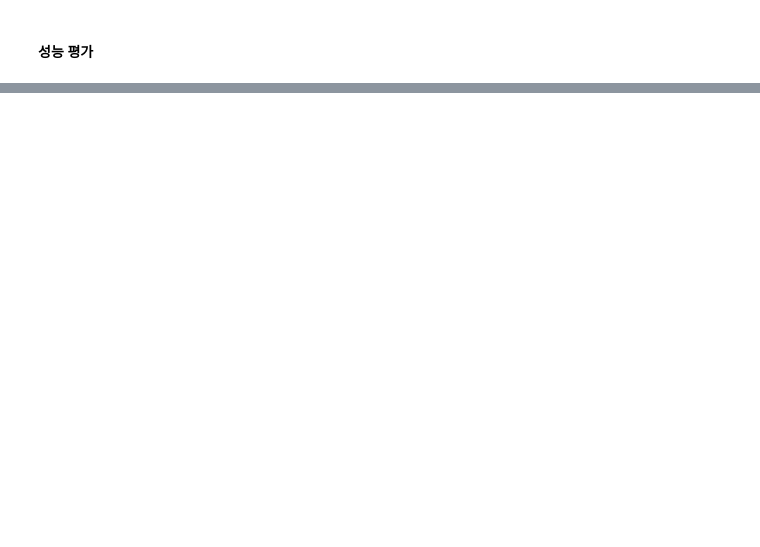
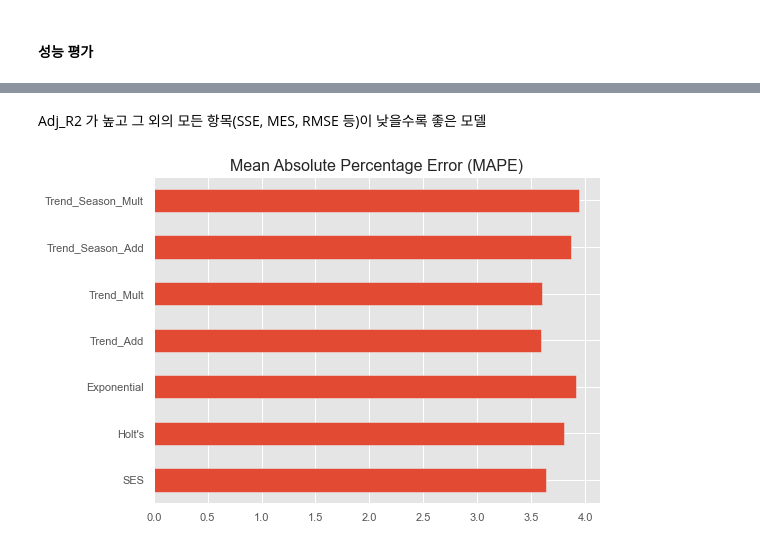
Before and after one commit to An-Sunghyun/EDA-practice-project, a Jupyter notebook: 코드/주식 데이터 EDA_안성현.ipynb, the cells around one changed output, grey strips where cells are left out. Saved outputs shown, nothing was run; the diff lists cells and outputs as text; code cells hidden in the pictures; blank space fills up the shorter version.

```diff
--- a/코드/주식 데이터 EDA_안성현.ipynb
+++ b/코드/주식 데이터 EDA_안성현.ipynb
@@ -519,0 +726,22 @@ MAPE: 1.333
+# %%
+## UDF for counting the number of parameters in model
+def num_params(model):
+    n_params = 0
+
+    for p in list(model.params.values()):
+        if isinstance(p, np.ndarray):
+            n_params += len(p)
+            #print(p)
+        elif p in [np.nan, False, None]:
+            pass
+        elif np.isnan(float(p)):
+            pass
+        else:
+            n_params += 1
+            #print(p)
+
+    return n_params
+# %%
+## number of observations in training set
+T = df_train.shape[0]
+print(T)
@@ -519,0 +823,13 @@ MAPE: 1.333
+# %%
+eval_all_df = pd.DataFrame(
+    {'SES': eval_all(y_test, forecast_1, T, fit1),
+    "Holt's": eval_all(y_test, forecast_2, T, fit2),
+    'Exponential': eval_all(y_test, forecast_3, T, fit3),
+    'Trend_Add': eval_all(y_test, forecast_4, T, fit4),
+    'Trend_Mult': eval_all(y_test, forecast_5, T, fit5),
+    'Trend_Season_Add': eval_all(y_test, forecast_6, T, fit6),
+    'Trend_Season_Mult': eval_all(y_test, forecast_7, T, fit7)}
+    , index=['SSE', 'MSE', 'RMSE', 'ME', 'MAE', 'MPE', 'MAPE', 'AIC', 'SBC', 'APC', 'Adj_R2'])
+
+
+print(eval_all_df)
@@ -519,0 +854,9 @@ MAPE: 1.333
+# %% [markdown]
+Adj_R2 가 높고 그 외의 모든 항목(SSE, MES, RMSE 등)이 낮을수록 좋은 모델
+# %%
+# horizontal bar chart
+eval_all_df.loc['MAPE', :].plot(kind='barh', figsize=[8, 6])
+plt.title('Mean Absolute Percentage Error (MAPE)', fontsize=16)
+plt.show()
+# %% [output]
+[figure, added]
```
Also changed, not shown: parts of 21 cells of this notebook, 5 other files.
